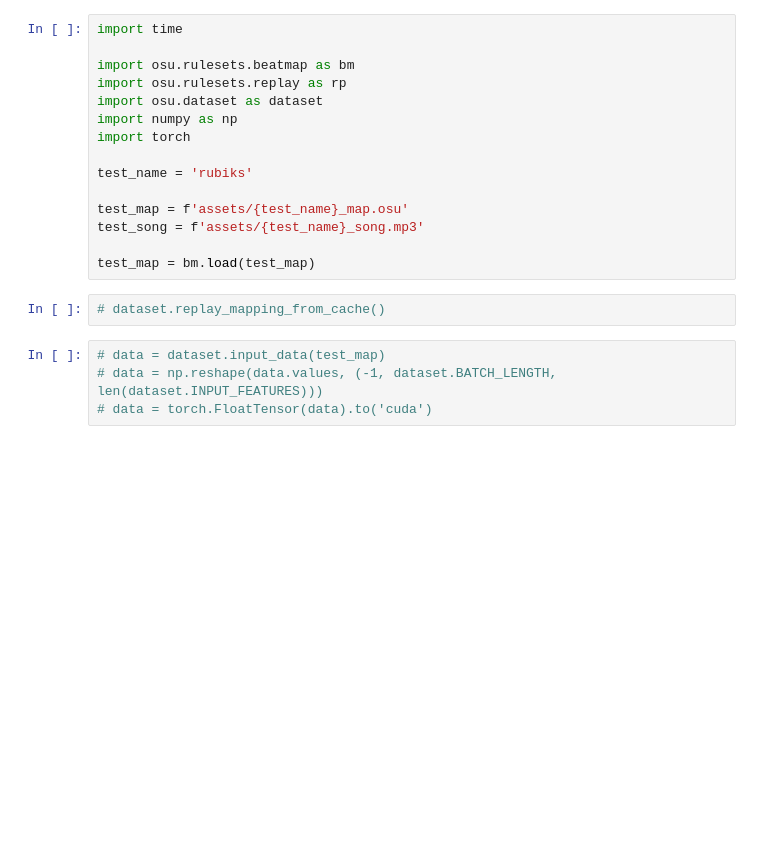
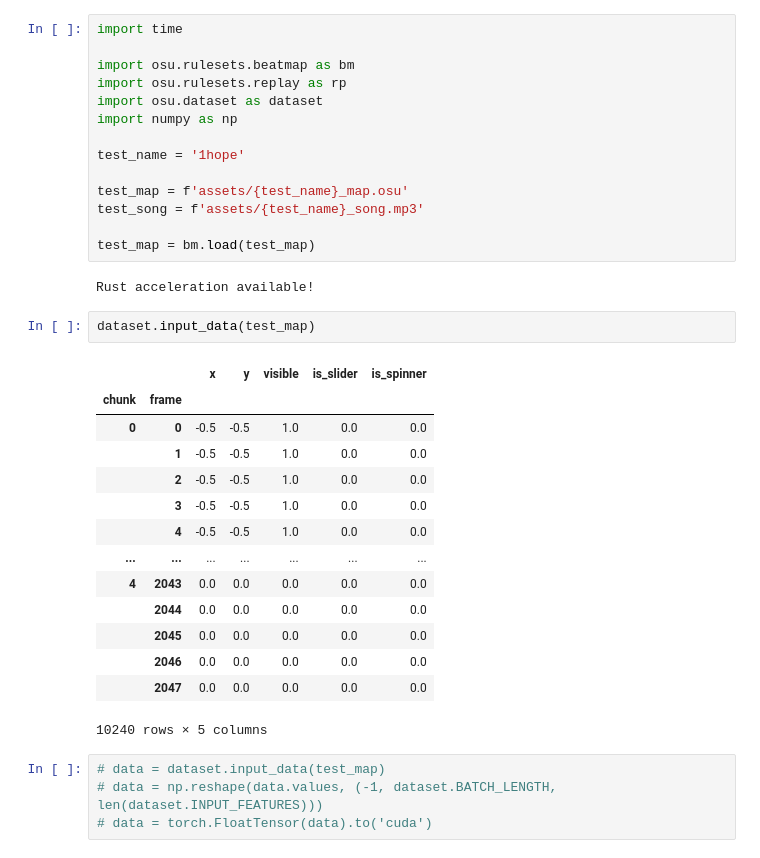
Before and after one commit to niooii/osu, a Jupyter notebook: test.ipynb, the cells around one changed output. Drawn from its saved outputs; the diff is of its cells as text; blank space fills up the shorter version.

```diff
--- a/test.ipynb
+++ b/test.ipynb
@@ -5,16 +5,32 @@ import osu.rulesets.beatmap as bm
 import osu.rulesets.replay as rp
 import osu.dataset as dataset
 import numpy as np
-import torch
 
-test_name = 'rubiks'
+test_name = '1hope'
 
 test_map = f'assets/{test_name}_map.osu'
 test_song = f'assets/{test_name}_song.mp3'
 
 test_map = bm.load(test_map)
+# %% [output]
+Rust acceleration available!
 # %%
-# dataset.replay_mapping_from_cache()
+dataset.input_data(test_map)
+# %% [output]
+|  |  | x | y | visible | is_slider | is_spinner |
+| chunk | frame |  |  |  |  |  |
+| 0 | 0 | -0.5 | -0.5 | 1.0 | 0.0 | 0.0 |
+|  | 1 | -0.5 | -0.5 | 1.0 | 0.0 | 0.0 |
+|  | 2 | -0.5 | -0.5 | 1.0 | 0.0 | 0.0 |
+|  | 3 | -0.5 | -0.5 | 1.0 | 0.0 | 0.0 |
+|  | 4 | -0.5 | -0.5 | 1.0 | 0.0 | 0.0 |
+| ... | ... | ... | ... | ... | ... | ... |
+| 4 | 2043 | 0.0 | 0.0 | 0.0 | 0.0 | 0.0 |
+|  | 2044 | 0.0 | 0.0 | 0.0 | 0.0 | 0.0 |
+|  | 2045 | 0.0 | 0.0 | 0.0 | 0.0 | 0.0 |
+|  | 2046 | 0.0 | 0.0 | 0.0 | 0.0 | 0.0 |
+|  | 2047 | 0.0 | 0.0 | 0.0 | 0.0 | 0.0 |
+10240 rows × 5 columns
 # %%
 # data = dataset.input_data(test_map)
 # data = np.reshape(data.values, (-1, dataset.BATCH_LENGTH, len(dataset.INPUT_FEATURES)))
```
Also changed, not shown: parts of 2 cells of this notebook, 21 other files.
